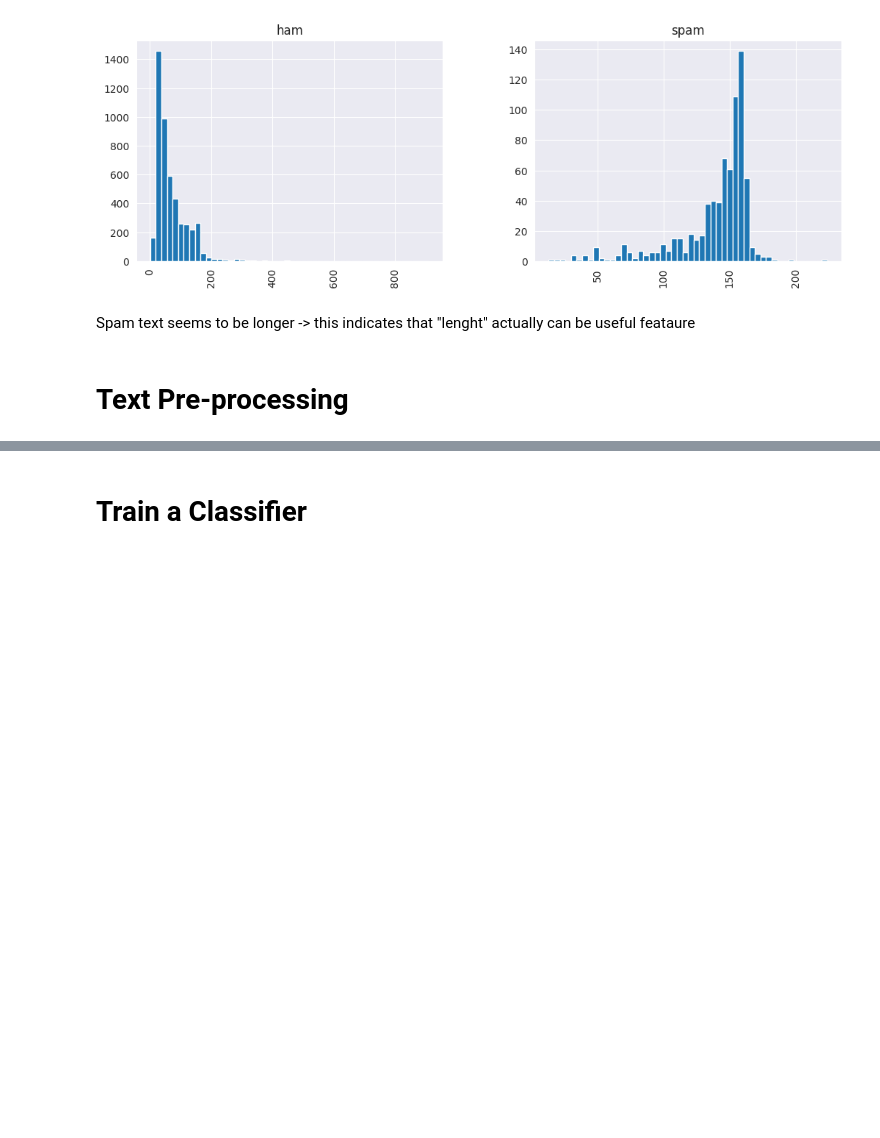
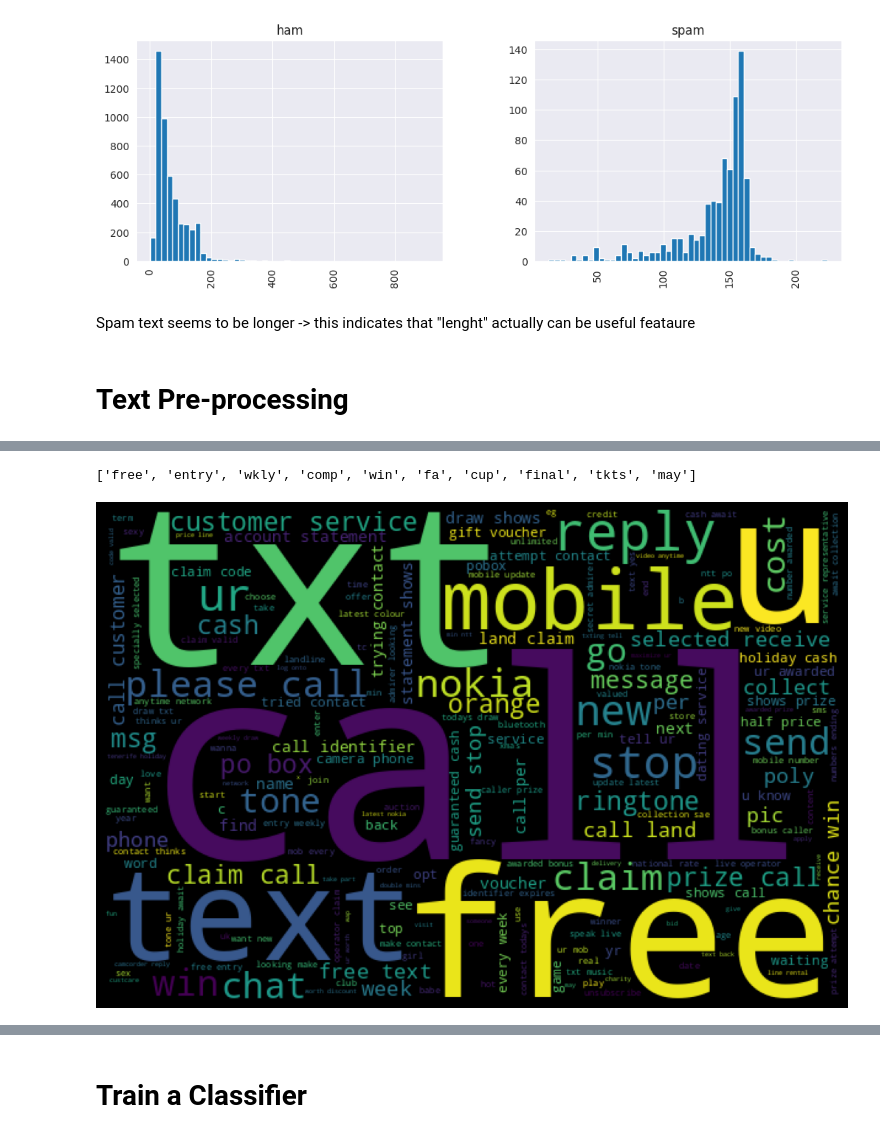
Before and after one commit to innosevda/Spam_Text_Detection, a Jupyter notebook: Spam_Detection.ipynb, the cells around one changed output, grey strips where cells are left out. Cells and saved outputs as stored; diff of their text form; code cells hidden in the pictures; blank space fills up the shorter version.

```diff
--- a/Spam_Detection.ipynb
+++ b/Spam_Detection.ipynb
@@ -171,3 +171,27 @@ array([<Axes: title={'center': 'ham'}>, <Axes: title={'center': 'spam'}>],
 Spam text seems to be longer -> this indicates that "lenght" actually can be useful feataure
 # %% [markdown]
 # Text Pre-processing
+# %%
+def text_preprocess(mess):
+    """
+    Takes in a string of text, then performs the following:
+    1. Remove all punctuation
+    2. Remove all stopwords
+    3. Returns a list of the cleaned text
+    """
+    # Check characters to see if they are in punctuation
+    nopunc = [char for char in mess if char not in string.punctuation]
+
+    # Join the characters again to form the string.
+    nopunc = ''.join(nopunc)
+    nopunc = nopunc.lower()
+
+    # Now just remove any stopwords and non alphabets
+    nostop=[word for word in nopunc.split() if word.lower() not in stopwords.words('english') and word.isalpha()]
+
+    return nostop
+# %%
+spam_messages = messages[messages["label"] == "spam"]["message"]
+ham_messages = messages[messages["label"] == "ham"]["message"]
+print("No of spam messages : ",len(spam_messages))
+print("No of ham messages : ",len(ham_messages))
@@ -173,0 +210,16 @@ Spam text seems to be longer -> this indicates that "lenght" actually can be use
+# %%
+spam_words = text_preprocess(spam_messages)
+# %%
+# lets print some spam words
+spam_words[:10]
+# %% [output]
+['free', 'entry', 'wkly', 'comp', 'win', 'fa', 'cup', 'final', 'tkts', 'may']
+# %%
+spam_wordcloud = WordCloud(width=600, height=400).generate(' '.join(spam_words))
+plt.figure( figsize=(10,8), facecolor='k')
+plt.imshow(spam_wordcloud)
+plt.axis("off")
+plt.tight_layout(pad=0)
+plt.show()
+# %% [output]
+[figure, added]
```
Also changed, not shown: parts of 26 cells of this notebook.
